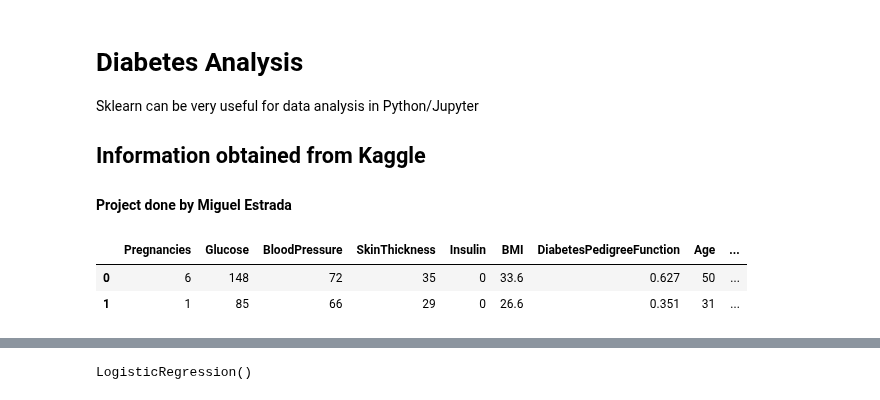
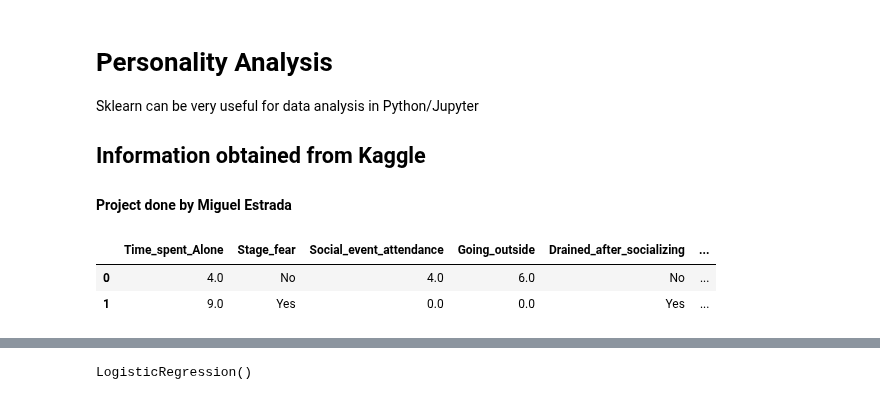
Before and after one commit to miguelestradam3/logistic_regression_with_smote, a Jupyter notebook: main.ipynb, the cells around one changed output, grey strips where cells are left out. Cells and saved outputs as stored; diff of their text form; code cells hidden in the pictures.

```diff
--- a/main.ipynb
+++ b/main.ipynb
@@ -1,5 +1,5 @@
 # %% [markdown]
-# Diabetes Analysis
+# Personality Analysis
 
 Sklearn can be very useful for data analysis in Python/Jupyter
 
@@ -17,9 +18,9 @@ from sklearn.linear_model import LogisticRegression
 import numpy as np
 # %%
 #Importing the data
-data_diabetes = pd.read_csv('diabetes.csv')
-data_diabetes.head(2)
+data_personality = pd.read_csv('personality_dataset.csv')
+data_personality.head(2)
 # %% [output]
-|  | Pregnancies | Glucose | BloodPressure | SkinThickness | Insulin | BMI | DiabetesPedigreeFunction | Age | ... |
-| 0 | 6 | 148 | 72 | 35 | 0 | 33.6 | 0.627 | 50 | ... |
-| 1 | 1 | 85 | 66 | 29 | 0 | 26.6 | 0.351 | 31 | ... |
+|  | Time_spent_Alone | Stage_fear | Social_event_attendance | Going_outside | Drained_after_socializing | ... |
+| 0 | 4.0 | No | 4.0 | 6.0 | No | ... |
+| 1 | 9.0 | Yes | 0.0 | 0.0 | Yes | ... |
```
Also changed, not shown: parts of 22 cells of this notebook, 3 other files.
